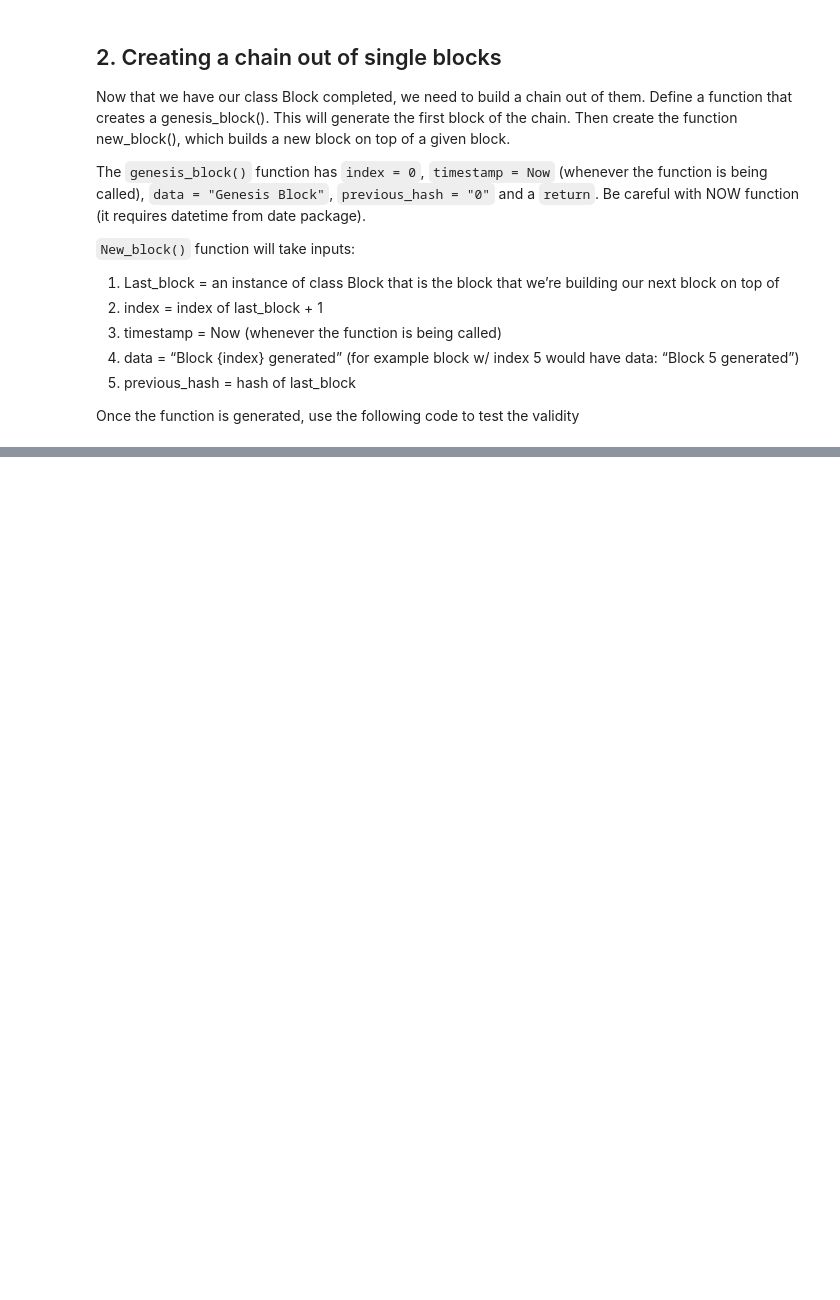
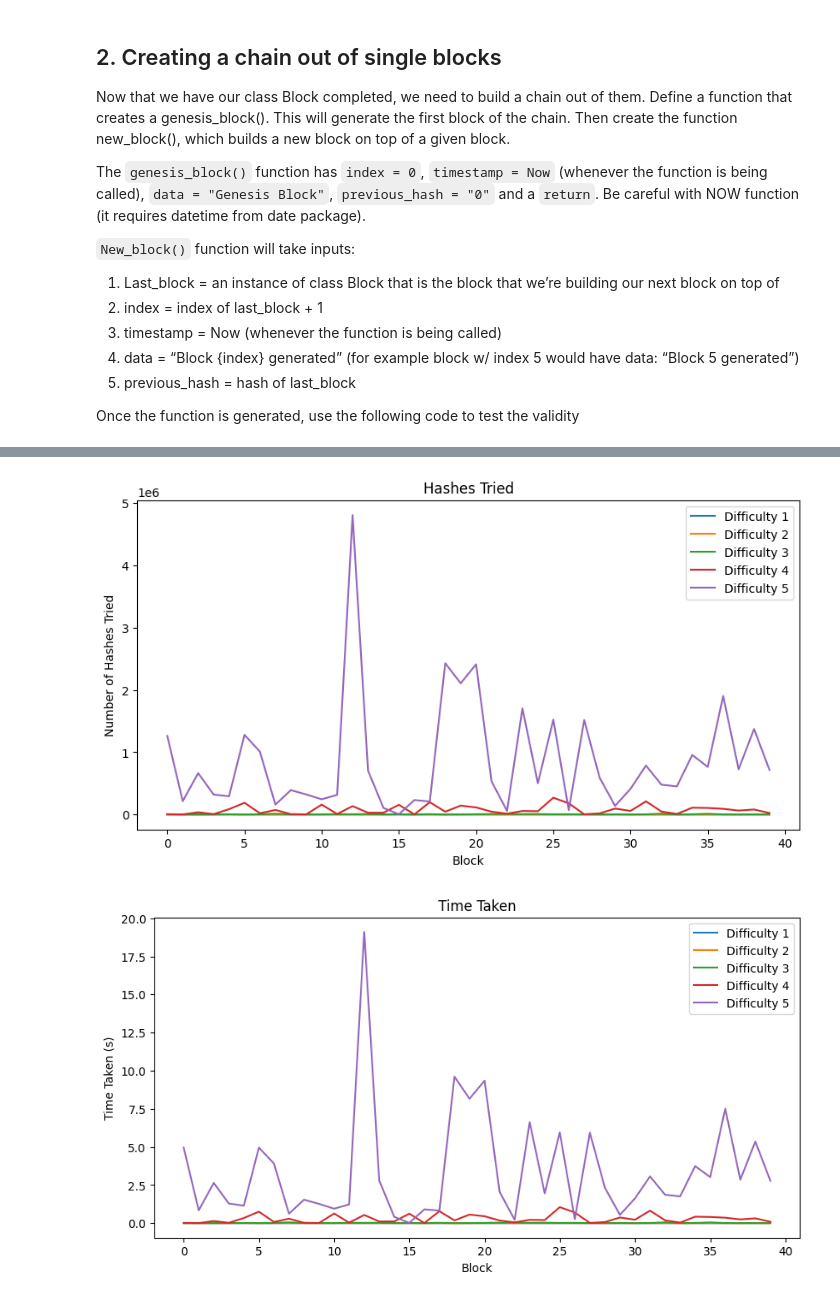
Before and after one commit to kanghengliu/-DSAN5700-Homework1, a Jupyter notebook: HW1.ipynb, the cells around one changed output, grey strips where cells are left out. Drawn from its saved outputs; the diff is of its cells as text; code cells hidden in the pictures; blank space fills up the shorter version.

```diff
--- a/HW1.ipynb
+++ b/HW1.ipynb
@@ -56,0 +179,5 @@ def genesis_validation(genesis_block):
+# %%
+# 4.2 Generate Difficulty Bound
+def generate_difficulty_bound(difficulty=1):
+    difficulty_string = '0x' + '0'*difficulty + 'F'*(64-difficulty)
+    return int(difficulty_string, 16)
@@ -56,0 +437,15 @@ def genesis_validation(genesis_block):
+# %%
+blockchain = [genesis_block()]
+previous_block = blockchain[0]
+num_blocks = 40
+nonce_len = 20
+difficulty = [1,2,3,4,5]
+# %%
+hash_arrays = []
+time_arrays = []
+
+# Run create_blockchain for each difficulty level
+for diff in difficulty:
+    hash_array, time_array = create_blockchain(num_blocks, diff, blockchain, previous_block, nonce_len)
+    hash_arrays.append(hash_array)
+    time_arrays.append(time_array)
@@ -56,0 +472,41 @@ def genesis_validation(genesis_block):
+# %%
+# Plot hash arrays
+plt.figure(figsize=(10, 5))
+for i, hash_array in enumerate(hash_arrays):
+    plt.plot(hash_array, label=f'Difficulty {difficulty[i]}')
+plt.title('Hashes Tried')
+plt.xlabel('Block')
+plt.ylabel('Number of Hashes Tried')
+plt.legend()
+plt.show()
+
+# Plot time arrays
+plt.figure(figsize=(10, 5))
+for i, time_array in enumerate(time_arrays):
+    plt.plot(time_array, label=f'Difficulty {difficulty[i]}')
+plt.title('Time Taken')
+plt.xlabel('Block')
+plt.ylabel('Time Taken (s)')
+plt.legend()
+plt.show()
+
+# Plot average of hash array
+plt.figure(figsize=(10, 5))
+avg_hash_array = [sum(x)/len(x) for x in zip(*hash_arrays)]
+plt.plot(avg_hash_array)
+plt.title('Average Hashes Tried')
+plt.xlabel('Block')
+plt.ylabel('Average Number of Hashes Tried')
+plt.show()
+
+# Plot average of time array
+plt.figure(figsize=(10, 5))
+avg_time_array = [sum(x)/len(x) for x in zip(*time_arrays)]
+plt.plot(avg_time_array)
+plt.title('Average Time Taken')
+plt.xlabel('Block')
+plt.ylabel('Average Time Taken (s)')
+plt.show()
+# %% [output]
+[figure, added]
+[figure, added]
```
Also changed, not shown: parts of 31 cells of this notebook.
